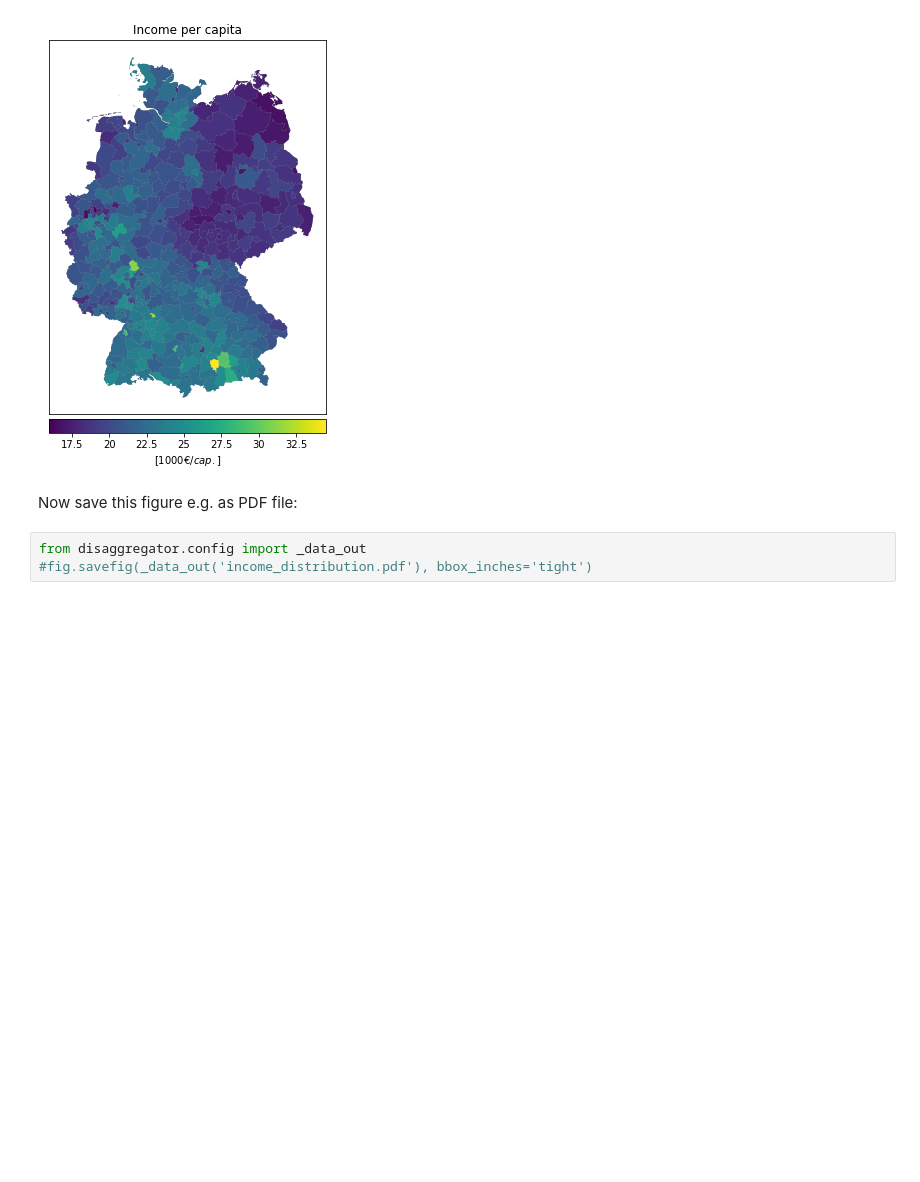
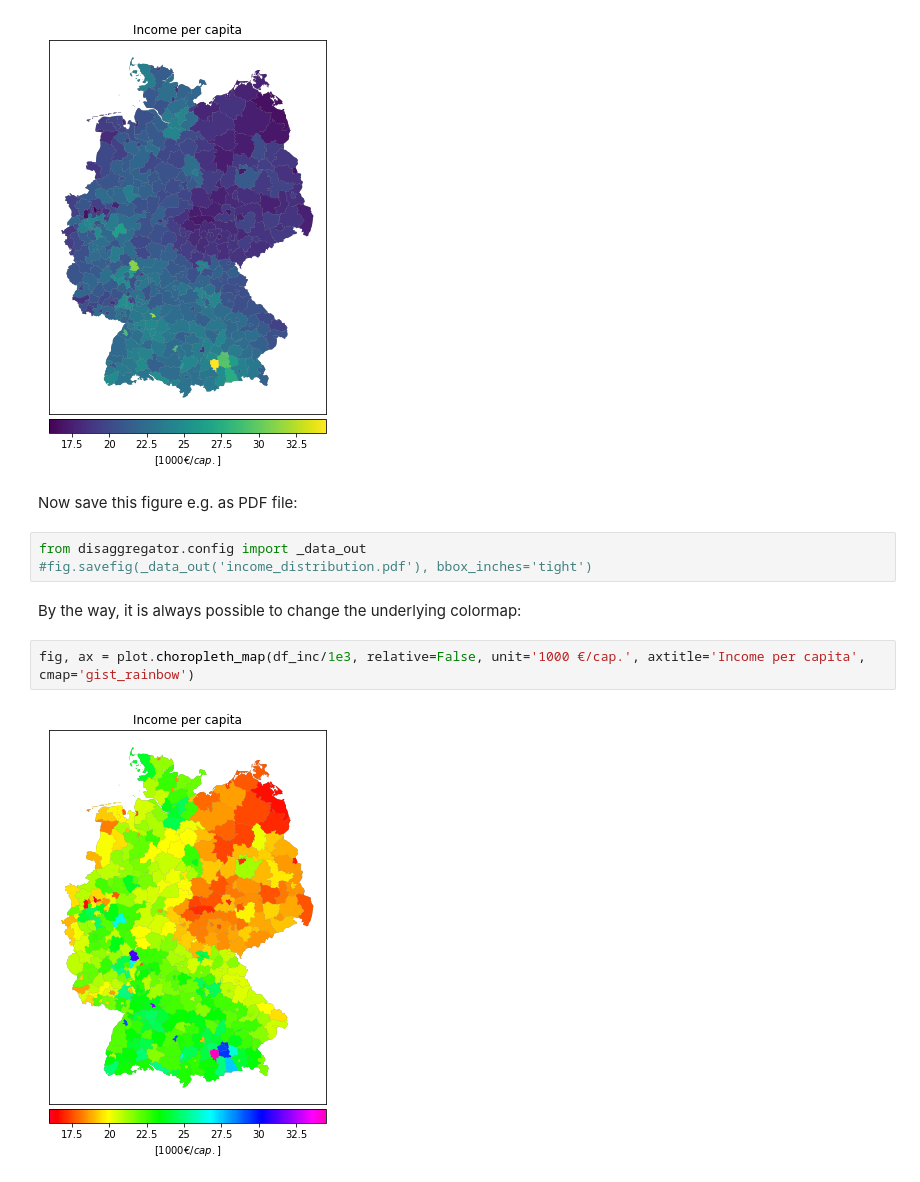
Before and after one commit to DemandRegioTeam/disaggregator, a Jupyter notebook: 01_Introduction_data.ipynb, the cells around one changed output. Saved outputs shown, nothing was run; the diff lists cells and outputs as text; blank space fills up the shorter version.

```diff
--- a/01_Introduction_data.ipynb
+++ b/01_Introduction_data.ipynb
@@ -273,3 +267,9 @@ Now save this figure e.g. as PDF file:
 # %%
 from disaggregator.config import _data_out
 #fig.savefig(_data_out('income_distribution.pdf'), bbox_inches='tight')
+# %% [markdown]
+By the way, it is always possible to change the underlying colormap:
+# %%
+fig, ax = plot.choropleth_map(df_inc/1e3, relative=False, unit='1000 €/cap.', axtitle='Income per capita', cmap='gist_rainbow')
+# %% [output]
+[figure, added]
```
Also changed, not shown: parts of 6 cells of this notebook, 1 other file.
